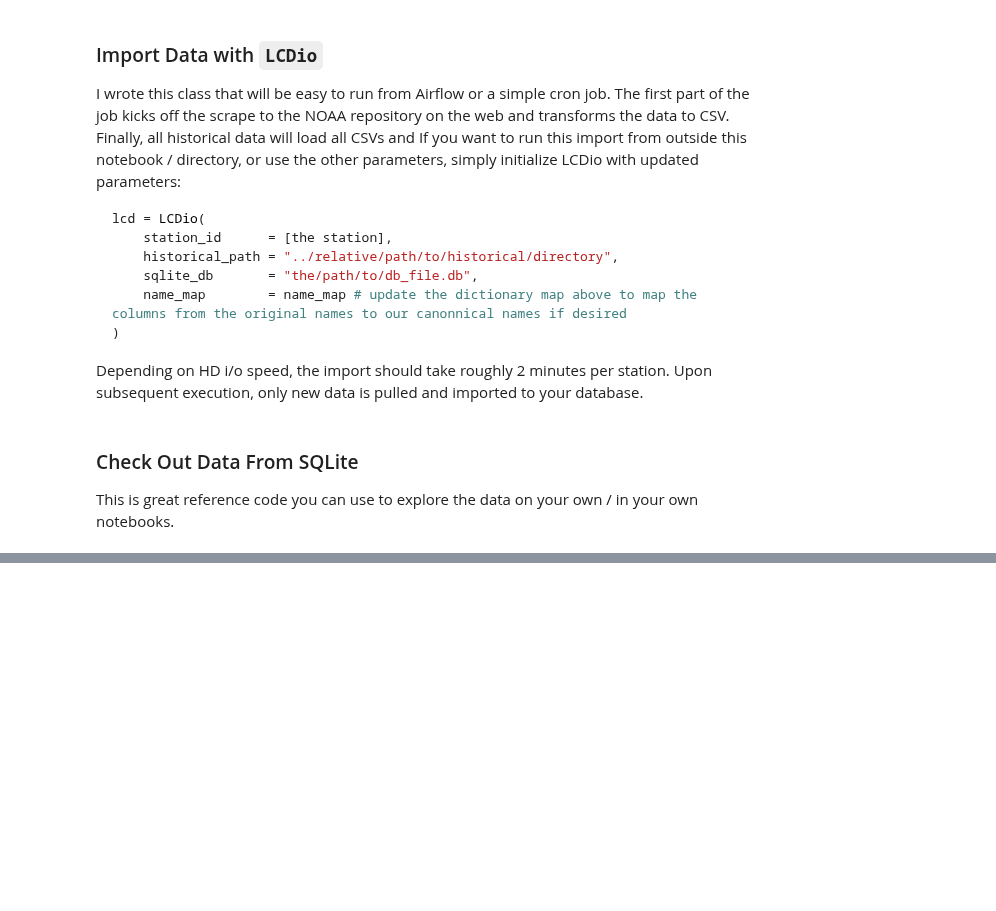
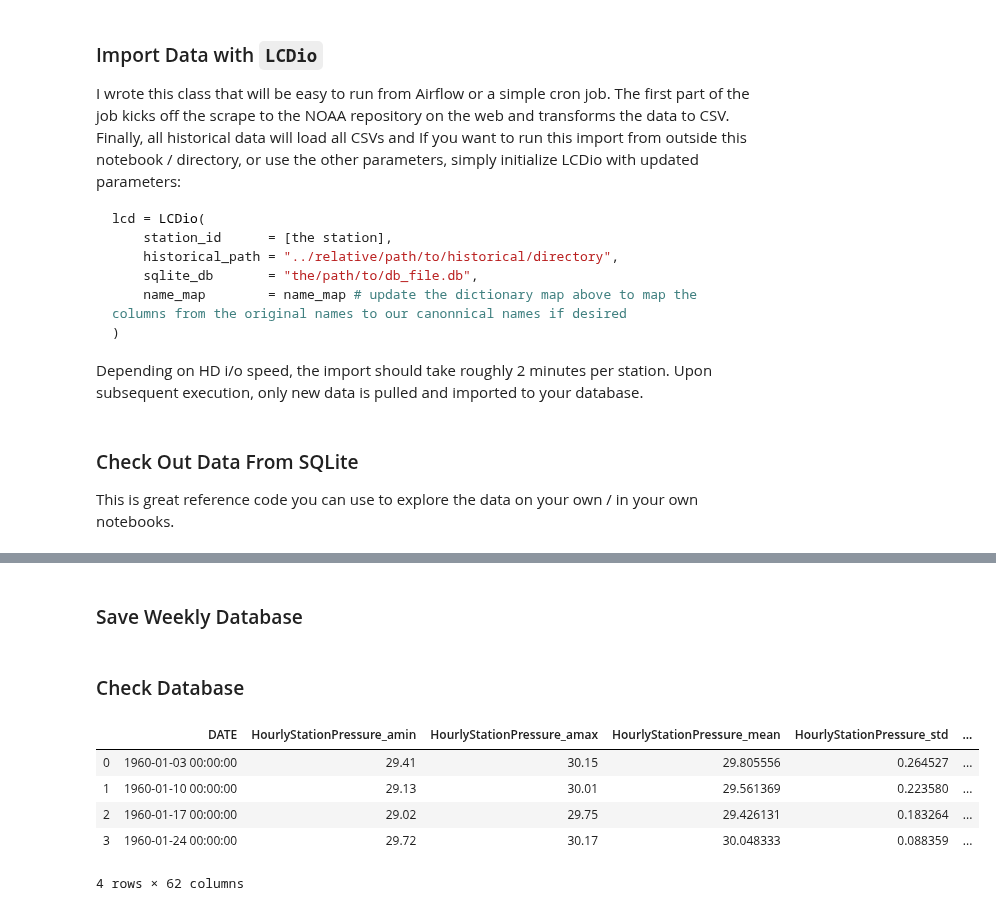
Before and after one commit to howweirdistheweather/weather_app, a Jupyter notebook: notebooks/01-dy-historical-csv-to-sql.ipynb, the cells around one changed output, grey strips where cells are left out. Cells and saved outputs as stored; diff of their text form; code cells hidden in the pictures; blank space fills up the shorter version.

```diff
--- a/notebooks/01-dy-historical-csv-to-sql.ipynb
+++ b/notebooks/01-dy-historical-csv-to-sql.ipynb
@@ -517,0 +497,16 @@ pd.read_csv("../data/external/historical/1960/25507.csv")
+# %% [markdown]
+### Save Weekly Database
+# %%
+weekly_db = sqlite3.connect("../data/interim/weekly.db")
+weekly.to_sql("weekly", con = weekly_db, if_exists="replace")
+# %% [markdown]
+### Check Database
+# %%
+pd.read_sql("SELECT * FROM weekly LIMIT 4", con = weekly_db)
+# %% [output]
+|  | DATE | HourlyStationPressure_amin | HourlyStationPressure_amax | HourlyStationPressure_mean | HourlyStationPressure_std | ... |
+| 0 | 1960-01-03 00:00:00 | 29.41 | 30.15 | 29.805556 | 0.264527 | ... |
+| 1 | 1960-01-10 00:00:00 | 29.13 | 30.01 | 29.561369 | 0.223580 | ... |
+| 2 | 1960-01-17 00:00:00 | 29.02 | 29.75 | 29.426131 | 0.183264 | ... |
+| 3 | 1960-01-24 00:00:00 | 29.72 | 30.17 | 30.048333 | 0.088359 | ... |
+4 rows × 62 columns
```
Also changed, not shown: parts of 23 cells of this notebook.
